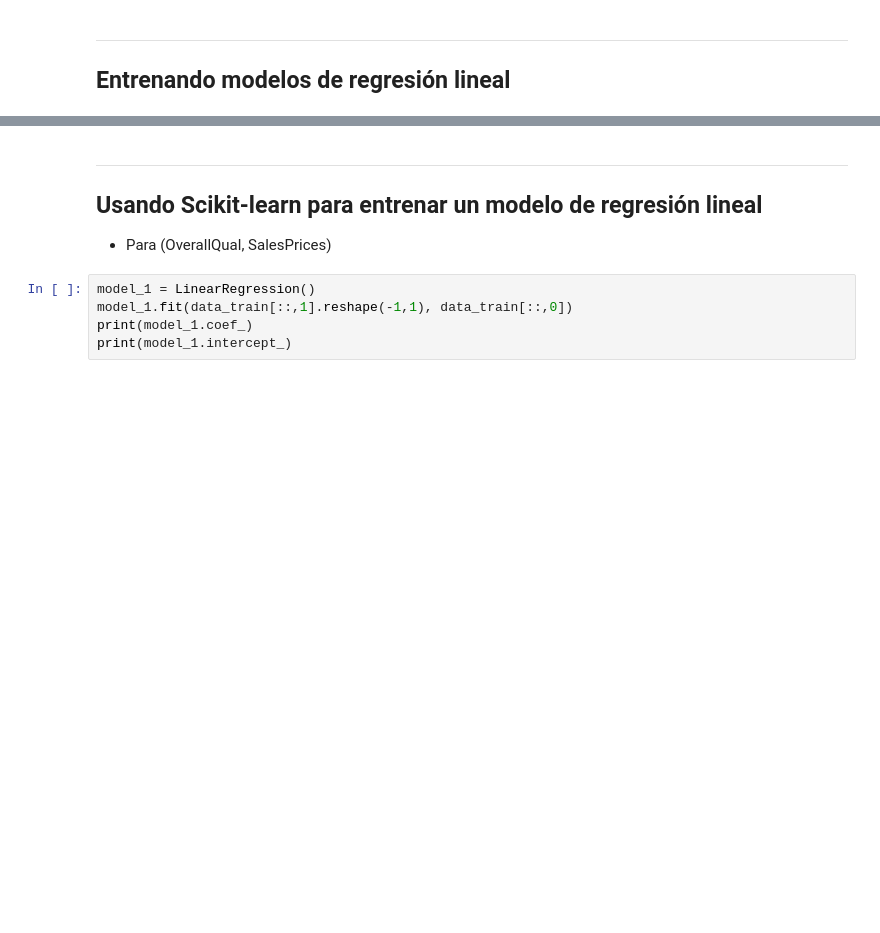
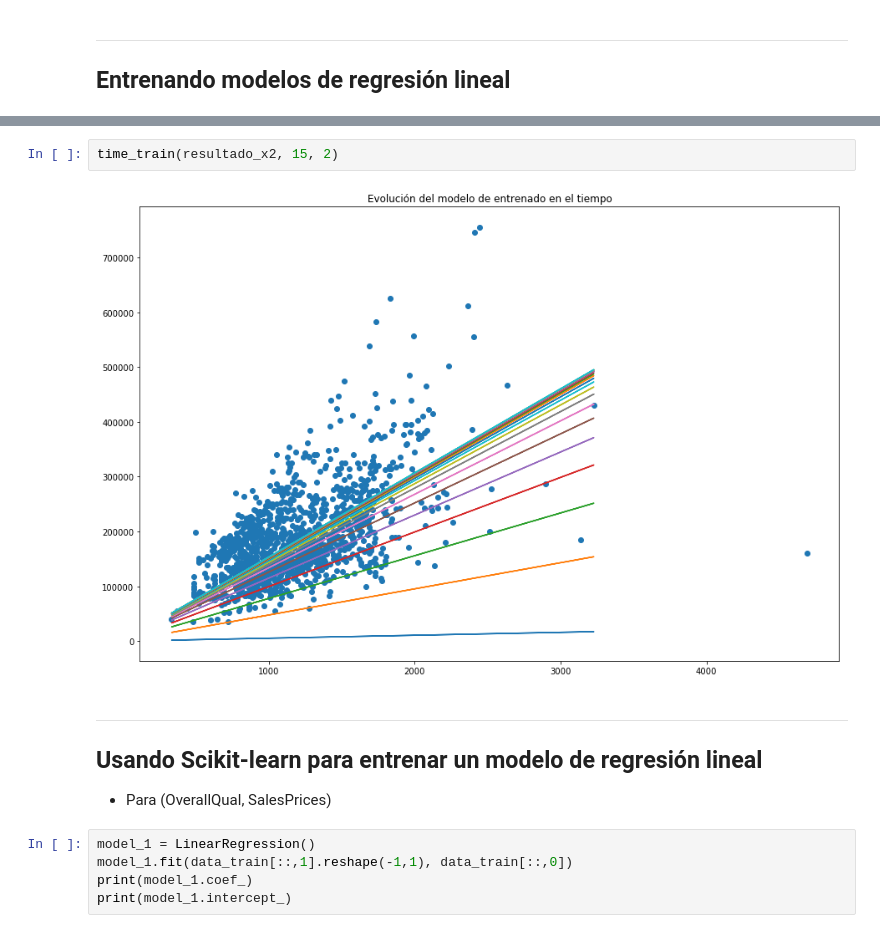
Before and after one commit to Kazeazul/Python-for-Data-Science, a Jupyter notebook: Proyecto/Proyecto.ipynb, the cells around one changed output, grey strips where cells are left out. Cells and saved outputs as stored; diff of their text form; blank space fills up the shorter version.

```diff
--- a/Proyecto/Proyecto.ipynb
+++ b/Proyecto/Proyecto.ipynb
@@ -192,3 +229,7 @@ time_error(vector_error)
+# %%
+time_train(resultado_x2, 15, 2)
+# %% [output]
+[figure, added]
 # %% [markdown]
 ***
 ## Usando Scikit-learn para entrenar un modelo de regresión lineal
```
Also changed, not shown: parts of 11 cells of this notebook.
